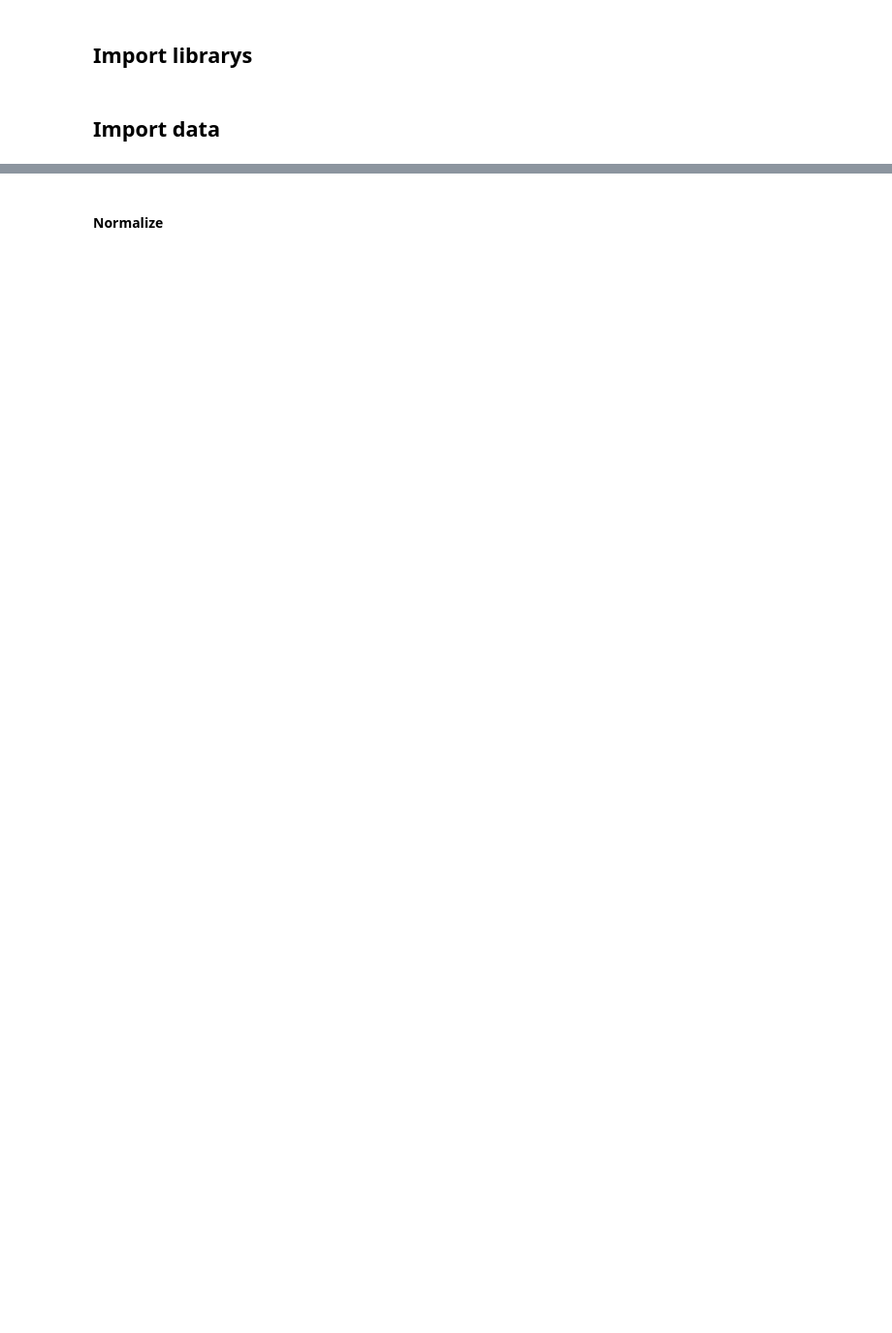
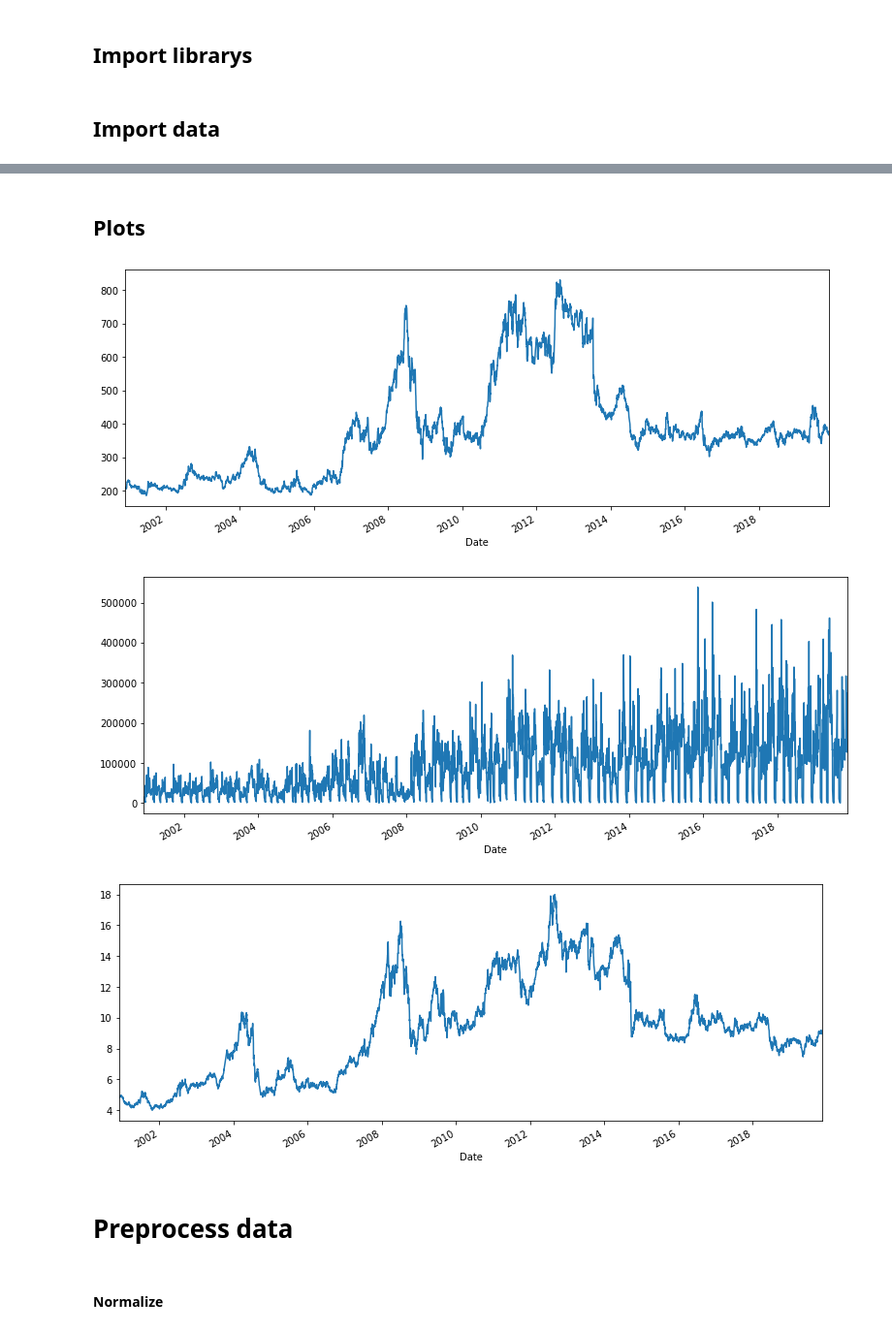
Before and after one commit to jonatanvm/emf-project, a Jupyter notebook: emf-project-general-all.ipynb, the cells around one changed output, grey strips where cells are left out. Shown at 97% size. Drawn from its saved outputs; the diff is of its cells as text; code cells hidden in the pictures; blank space fills up the shorter version.

```diff
--- a/emf-project-general-all.ipynb
+++ b/emf-project-general-all.ipynb
@@ -10,13 +16,22 @@ import config
 # %% [markdown]
 ## Import data
+# %%
+#Select data
+data = 'corn'
+#data = 'soybeans'
 # %%
-#spot_p_df = quandl.get("TFGRAIN/SOYBEANS", authtoken="config.quandl_apikey") # Soybeans
-spot_p_df = quandl.get("TFGRAIN/CORN", authtoken=config.quandl_apikey) # Corn
+if data == 'corn':
+    spot_p_df = quandl.get("TFGRAIN/SOYBEANS", authtoken=config.quandl_apikey) # Soybeans
+elif data == 'soybeans':
+    spot_p_df = quandl.get("TFGRAIN/CORN", authtoken=config.quandl_apikey) # Corn
+
 spot_p_df.dropna(inplace=True)
 N, _ = spot_p_df.shape
 # %%
-futures_p_df = quandl.get("CHRIS/CME_C1", authtoken=config.quandl_apikey)# Corn
-#futures_p_df = quandl.get("CHRIS/CME_S1", authtoken="config.quandl_apikey") # Soybeans
+if data == 'corn':
+    futures_p_df = quandl.get("CHRIS/CME_C1", authtoken=config.quandl_apikey)# Corn
+elif data == 'soybeans':
+    futures_p_df = quandl.get("CHRIS/CME_S1", authtoken=config.quandl_apikey) # Soybeans
 M, W = futures_p_df.shape
 # %%
 futures_p_df = futures_p_df[spot_p_df.index[0]:]
@@ -48,3 +68,22 @@ spot_p_df[['Cash Price']].plot(figsize=(13,5))
+# %% [markdown]
+## Plots
+# %%
+futures_p_df[['Settle']].plot(figsize=(13,5),legend=None)
+#plt.title('Futures price')
+plt.savefig(f'images/futures_price_{data}.png',bbox_inches='tight', pad_inches=0)
+futures_p_df['Log Volume'] = np.log(futures_p_df[['Volume']])
+futures_p_df[['Volume']].plot(figsize=(13,5),legend=None)
+#plt.title('Volume')
+plt.savefig(f'images/volume_{data}.png',bbox_inches='tight', pad_inches=0)
+spot_p_df[['Cash Price']].plot(figsize=(13,5),legend=None)
+#plt.title('Spot price')
+plt.savefig(f'images/spot_price_{data}.png',bbox_inches='tight', pad_inches=0)
+# %% [output]
+[figure, added]
+[figure, added]
+[figure, added]
+# %% [markdown]
+# Preprocess data
 # %% [markdown]
 #### Normalize
 # %%
```
Also changed, not shown: parts of 44 cells of this notebook, 9 other files.
